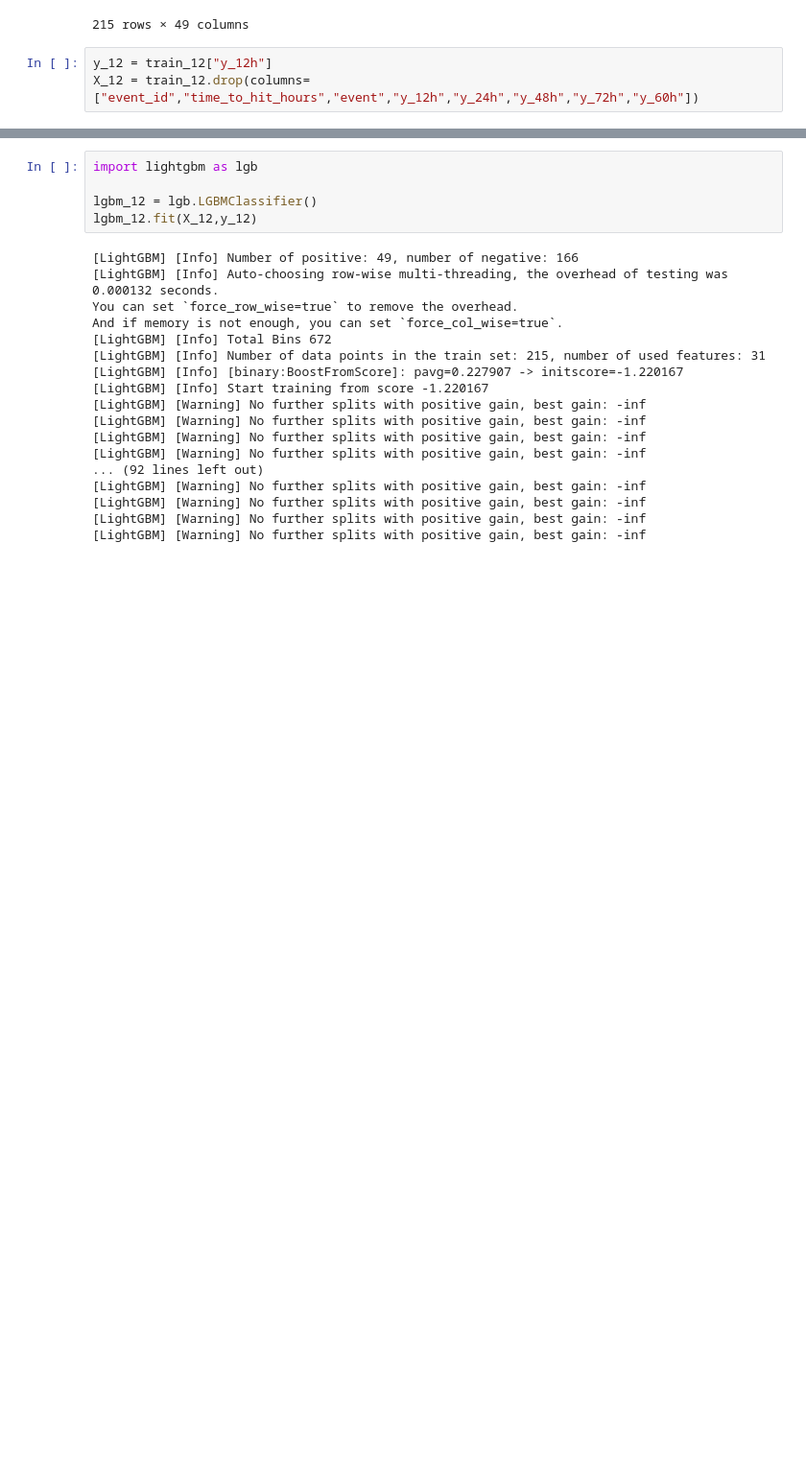
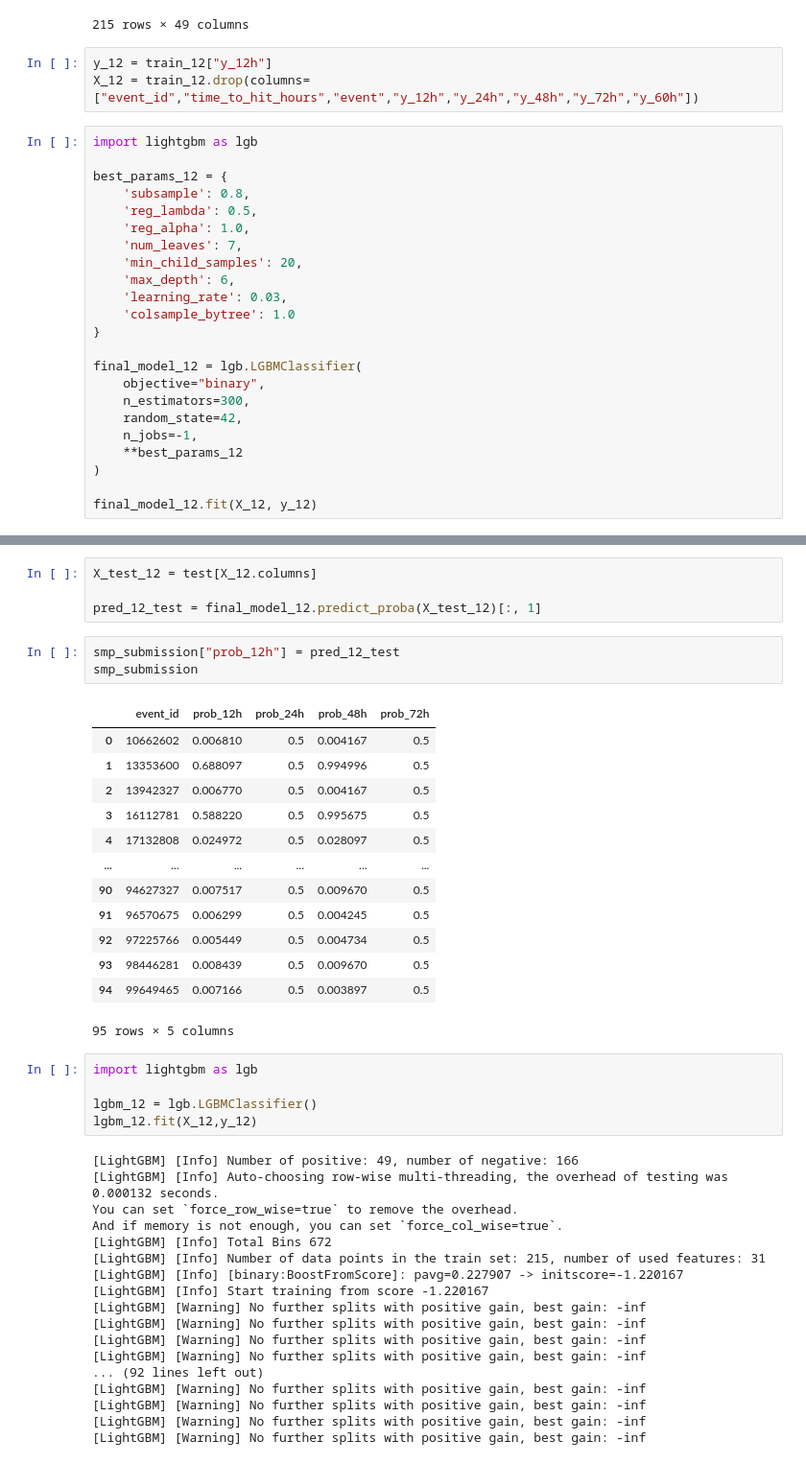
Before and after one commit to rahafabumwise/WiDS-Global-Datathon-2026, a Jupyter notebook: kaggle_fire_comp.ipynb, the cells around one changed output, grey strips where cells are left out. Shown at 96% size. Saved outputs shown, nothing was run; the diff lists cells and outputs as text; blank space fills up the shorter version.

```diff
--- a/kaggle_fire_comp.ipynb
+++ b/kaggle_fire_comp.ipynb
@@ -248,3 +398,26 @@ train_12
 # %%
 y_12 = train_12["y_12h"]
 X_12 = train_12.drop(columns=["event_id","time_to_hit_hours","event","y_12h","y_24h","y_48h","y_72h","y_60h"])
+# %%
+import lightgbm as lgb
+
+best_params_12 = {
+    'subsample': 0.8,
+    'reg_lambda': 0.5,
+    'reg_alpha': 1.0,
+    'num_leaves': 7,
+    'min_child_samples': 20,
+    'max_depth': 6,
+    'learning_rate': 0.03,
+    'colsample_bytree': 1.0
+}
+
+final_model_12 = lgb.LGBMClassifier(
+    objective="binary",
+    n_estimators=300,
+    random_state=42,
+    n_jobs=-1,
+    **best_params_12
+)
+
+final_model_12.fit(X_12, y_12)
@@ -251,3 +445,24 @@ X_12 = train_12.drop(columns=["event_id","time_to_hit_hours","event","y_12h","y_
+# %%
+X_test_12 = test[X_12.columns]
+
+pred_12_test = final_model_12.predict_proba(X_test_12)[:, 1]
+# %%
+smp_submission["prob_12h"] = pred_12_test
+smp_submission
+# %% [output]
+|  | event_id | prob_12h | prob_24h | prob_48h | prob_72h |
+| 0 | 10662602 | 0.006810 | 0.5 | 0.004167 | 0.5 |
+| 1 | 13353600 | 0.688097 | 0.5 | 0.994996 | 0.5 |
+| 2 | 13942327 | 0.006770 | 0.5 | 0.004167 | 0.5 |
+| 3 | 16112781 | 0.588220 | 0.5 | 0.995675 | 0.5 |
+| 4 | 17132808 | 0.024972 | 0.5 | 0.028097 | 0.5 |
+| ... | ... | ... | ... | ... | ... |
+| 90 | 94627327 | 0.007517 | 0.5 | 0.009670 | 0.5 |
+| 91 | 96570675 | 0.006299 | 0.5 | 0.004245 | 0.5 |
+| 92 | 97225766 | 0.005449 | 0.5 | 0.004734 | 0.5 |
+| 93 | 98446281 | 0.008439 | 0.5 | 0.009670 | 0.5 |
+| 94 | 99649465 | 0.007166 | 0.5 | 0.003897 | 0.5 |
+95 rows × 5 columns
 # %%
 import lightgbm as lgb
 
```
Also changed, not shown: parts of 24 cells of this notebook.
